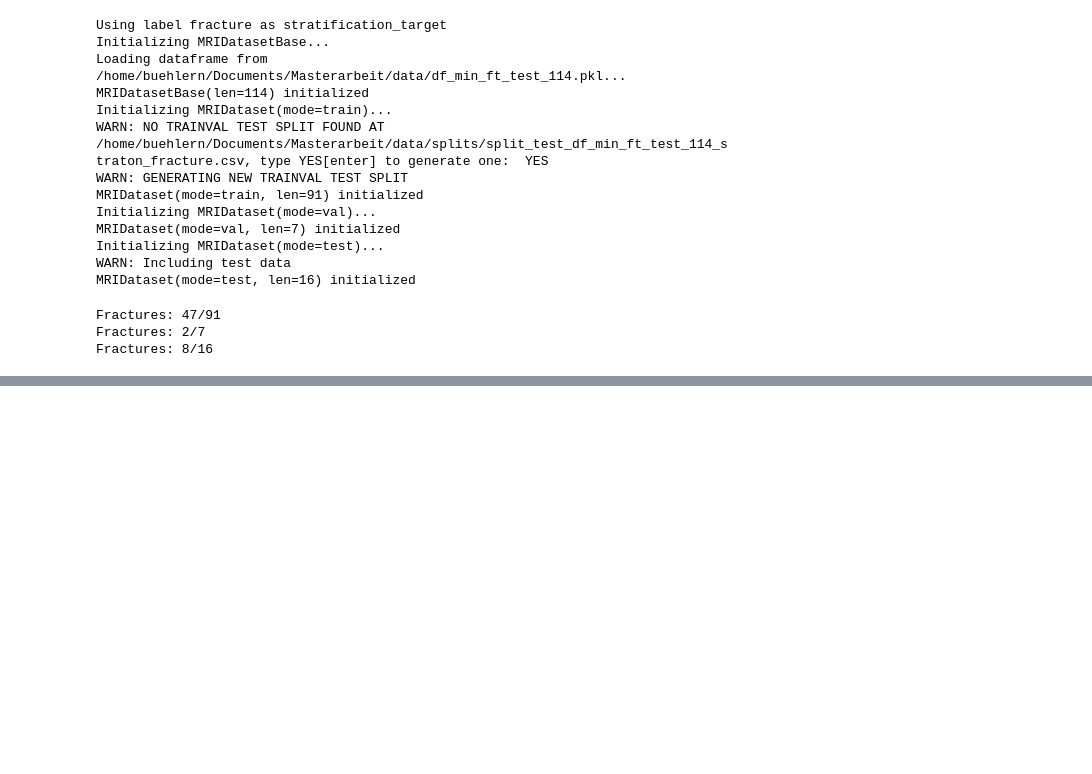
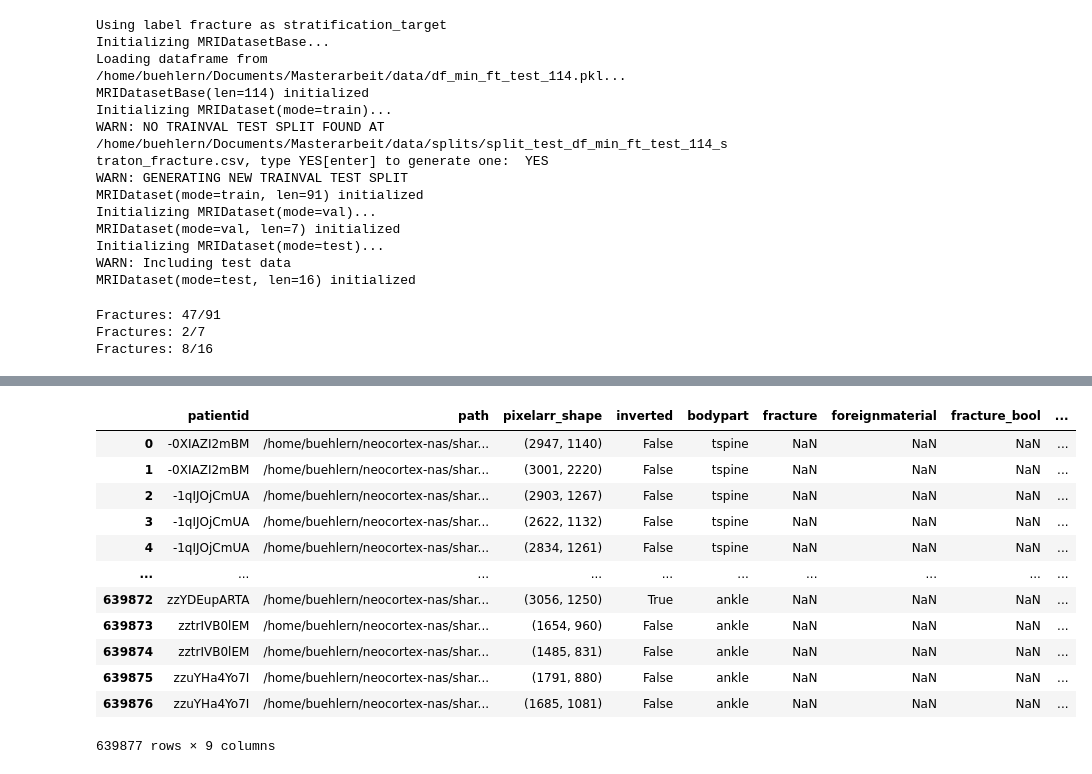
Before and after one commit to niklasbuehler/radiograph-pretraining, a Jupyter notebook: notebooks/Finetuning Test Dataset.ipynb, the cells around one changed output, grey strips where cells are left out. Saved outputs shown, nothing was run; the diff lists cells and outputs as text; code cells hidden in the pictures; blank space fills up the shorter version.

```diff
--- a/notebooks/Finetuning Test Dataset.ipynb
+++ b/notebooks/Finetuning Test Dataset.ipynb
@@ -226,0 +258,16 @@ Fractures: 8/16
+# %%
+df
+# %% [output]
+|  | patientid | path | pixelarr_shape | inverted | bodypart | fracture | foreignmaterial | fracture_bool | ... |
+| 0 | -0XIAZI2mBM | /home/buehlern/neocortex-nas/shar... | (2947, 1140) | False | tspine | NaN | NaN | NaN | ... |
+| 1 | -0XIAZI2mBM | /home/buehlern/neocortex-nas/shar... | (3001, 2220) | False | tspine | NaN | NaN | NaN | ... |
+| 2 | -1qIJOjCmUA | /home/buehlern/neocortex-nas/shar... | (2903, 1267) | False | tspine | NaN | NaN | NaN | ... |
+| 3 | -1qIJOjCmUA | /home/buehlern/neocortex-nas/shar... | (2622, 1132) | False | tspine | NaN | NaN | NaN | ... |
+| 4 | -1qIJOjCmUA | /home/buehlern/neocortex-nas/shar... | (2834, 1261) | False | tspine | NaN | NaN | NaN | ... |
+| ... | ... | ... | ... | ... | ... | ... | ... | ... | ... |
+| 639872 | zzYDEupARTA | /home/buehlern/neocortex-nas/shar... | (3056, 1250) | True | ankle | NaN | NaN | NaN | ... |
+| 639873 | zztrIVB0lEM | /home/buehlern/neocortex-nas/shar... | (1654, 960) | False | ankle | NaN | NaN | NaN | ... |
+| 639874 | zztrIVB0lEM | /home/buehlern/neocortex-nas/shar... | (1485, 831) | False | ankle | NaN | NaN | NaN | ... |
+| 639875 | zzuYHa4Yo7I | /home/buehlern/neocortex-nas/shar... | (1791, 880) | False | ankle | NaN | NaN | NaN | ... |
+| 639876 | zzuYHa4Yo7I | /home/buehlern/neocortex-nas/shar... | (1685, 1081) | False | ankle | NaN | NaN | NaN | ... |
+639877 rows × 9 columns
```
Also changed, not shown: parts of 7 cells of this notebook.
